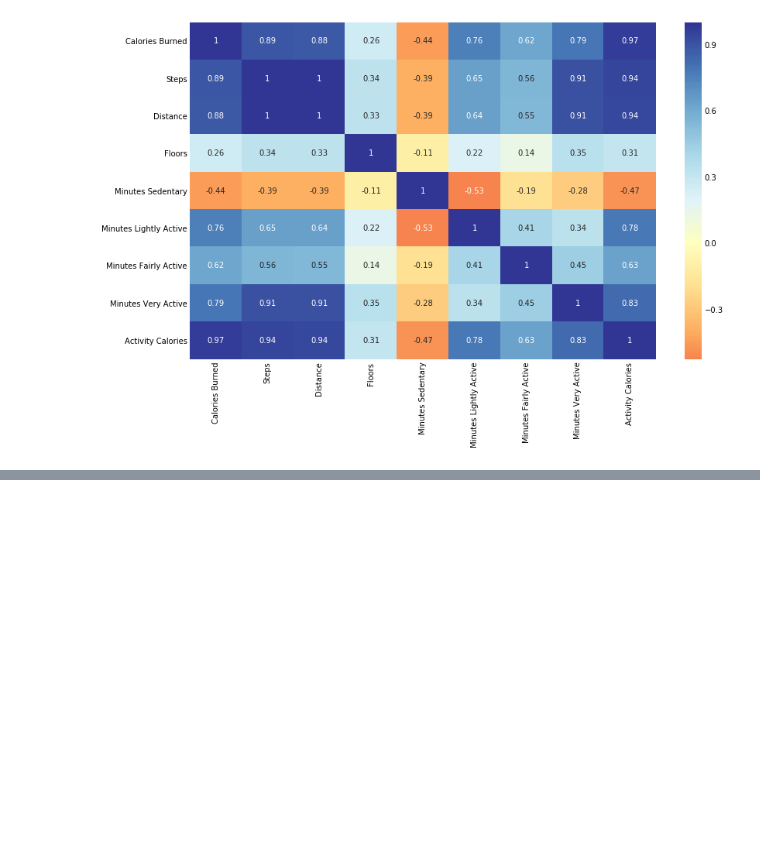
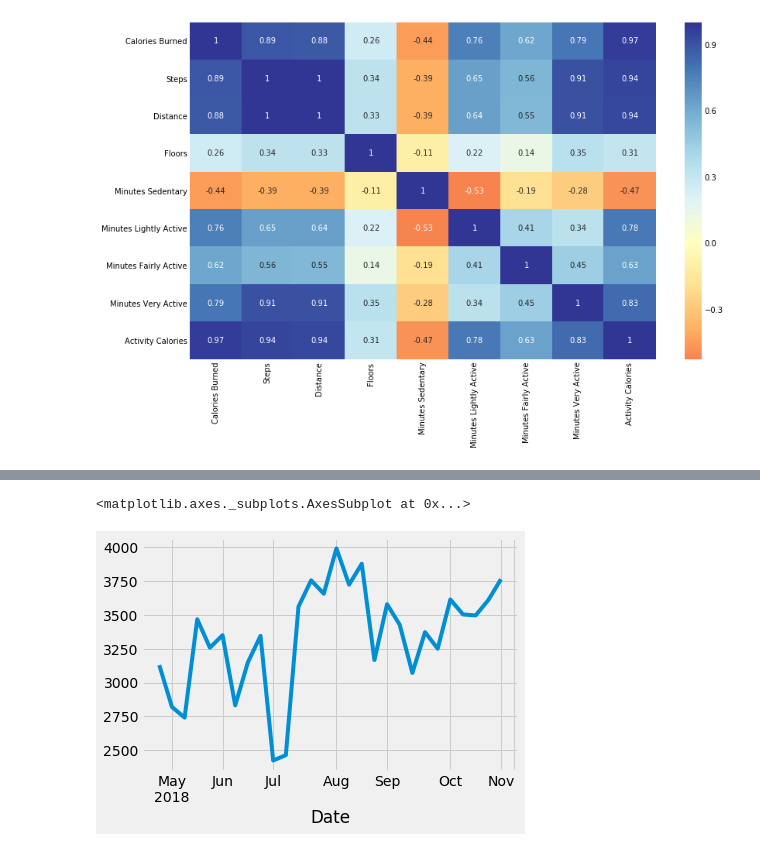
Before and after one commit to jesseanddd/fitbit, a Jupyter notebook: fitbit.ipynb, the cells around one changed output, grey strips where cells are left out. Saved outputs shown, nothing was run; the diff lists cells and outputs as text; code cells hidden in the pictures; blank space fills up the shorter version.

```diff
--- a/fitbit.ipynb
+++ b/fitbit.ipynb
@@ -195,0 +212,5 @@ fitbit.plot_heat(df)
+# %%
+cal_burned.resample('W').mean().plot()
+# %% [output]
+<matplotlib.axes._subplots.AxesSubplot at 0x...>
+[figure, added]
```
Also changed, not shown: parts of 17 cells of this notebook.
